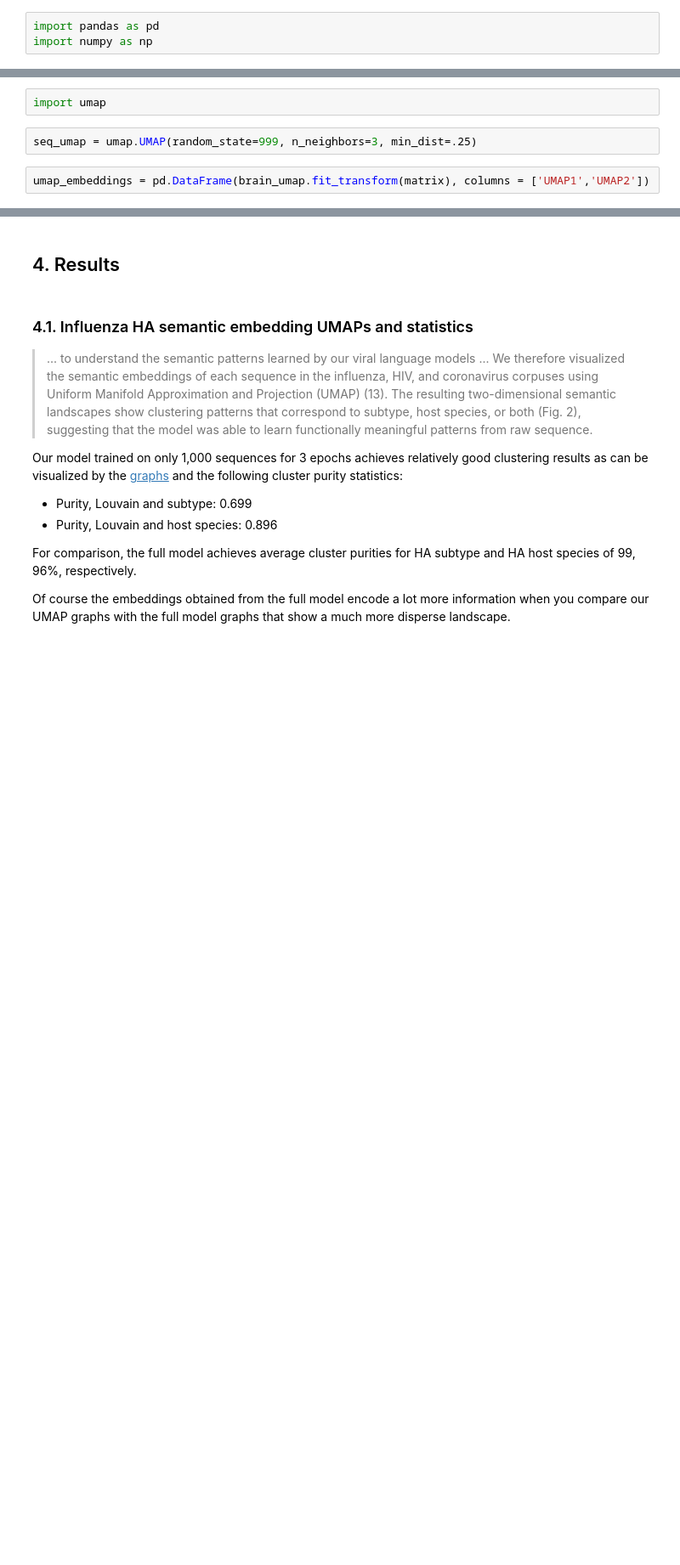
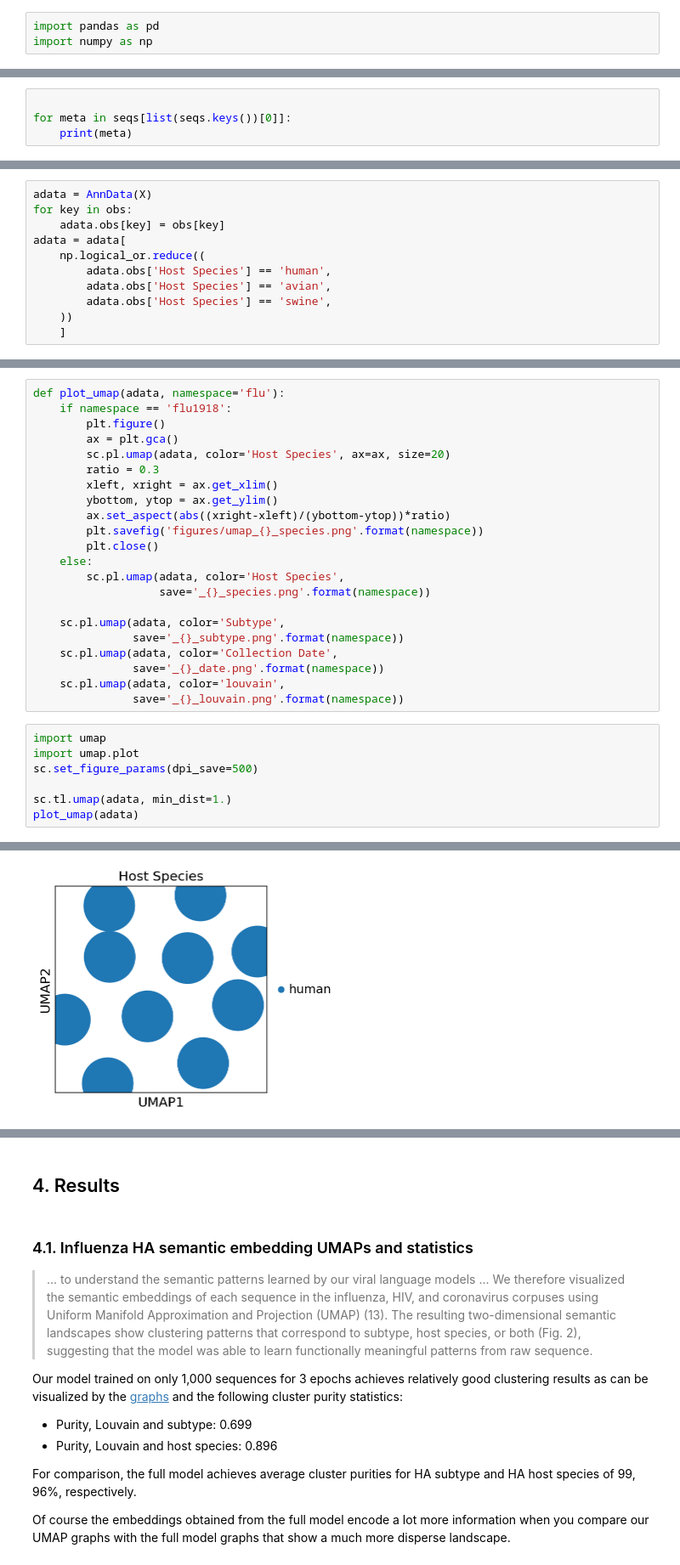
Before and after one commit to areias/viral-escape, a Jupyter notebook: FluBERTa_embeddings.ipynb, the cells around one changed output, grey strips where cells are left out. Shown: that part at 85% size. Drawn from its saved outputs; the diff is of its cells as text; blank space fills up the shorter version.

Commit message:
embeddings umap works!

```diff
--- a/FluBERTa_embeddings.ipynb
+++ b/FluBERTa_embeddings.ipynb
@@ -355,0 +377,4 @@ tensor([[[ 2.7688,  0.2373,  0.1323,  ..., -2.0113, -0.1106, -0.6160],
+# %%
+
+for meta in seqs[list(seqs.keys())[0]]:
+    print(meta)
@@ -356 +432,12 @@ tensor([[[ 2.7688,  0.2373,  0.1323,  ..., -2.0113, -0.1106, -0.6160],
+# %%
+adata = AnnData(X)
+for key in obs:
+    adata.obs[key] = obs[key]
+adata = adata[
+    np.logical_or.reduce((
+        adata.obs['Host Species'] == 'human',
+        adata.obs['Host Species'] == 'avian',
+        adata.obs['Host Species'] == 'swine',
+    ))
+    ]
 # %%
@@ -378,6 +485,30 @@ Requirement already satisfied: threadpoolctl>=2.0.0 in /usr/local/lib/python3.7/
-# %%
-import umap
-# %%
-seq_umap = umap.UMAP(random_state=999, n_neighbors=3, min_dist=.25)
-# %%
-umap_embeddings = pd.DataFrame(brain_umap.fit_transform(matrix), columns = ['UMAP1','UMAP2'])
+# %%
+def plot_umap(adata, namespace='flu'):
+    if namespace == 'flu1918':
+        plt.figure()
+        ax = plt.gca()
+        sc.pl.umap(adata, color='Host Species', ax=ax, size=20)
+        ratio = 0.3
+        xleft, xright = ax.get_xlim()
+        ybottom, ytop = ax.get_ylim()
+        ax.set_aspect(abs((xright-xleft)/(ybottom-ytop))*ratio)
+        plt.savefig('figures/umap_{}_species.png'.format(namespace))
+        plt.close()
+    else:
+        sc.pl.umap(adata, color='Host Species',
+                   save='_{}_species.png'.format(namespace))
+
+    sc.pl.umap(adata, color='Subtype',
+               save='_{}_subtype.png'.format(namespace))
+    sc.pl.umap(adata, color='Collection Date',
+               save='_{}_date.png'.format(namespace))
+    sc.pl.umap(adata, color='louvain',
+               save='_{}_louvain.png'.format(namespace))
+# %%
+import umap
+import umap.plot
+sc.set_figure_params(dpi_save=500)
+
+sc.tl.umap(adata, min_dist=1.)
+plot_umap(adata)
+# %% [output]
@@ -383,0 +525 @@ umap_embeddings = pd.DataFrame(brain_umap.fit_transform(matrix), columns = ['UMA
+[figure, added]
```
Also changed, not shown: parts of 47 cells of this notebook.
